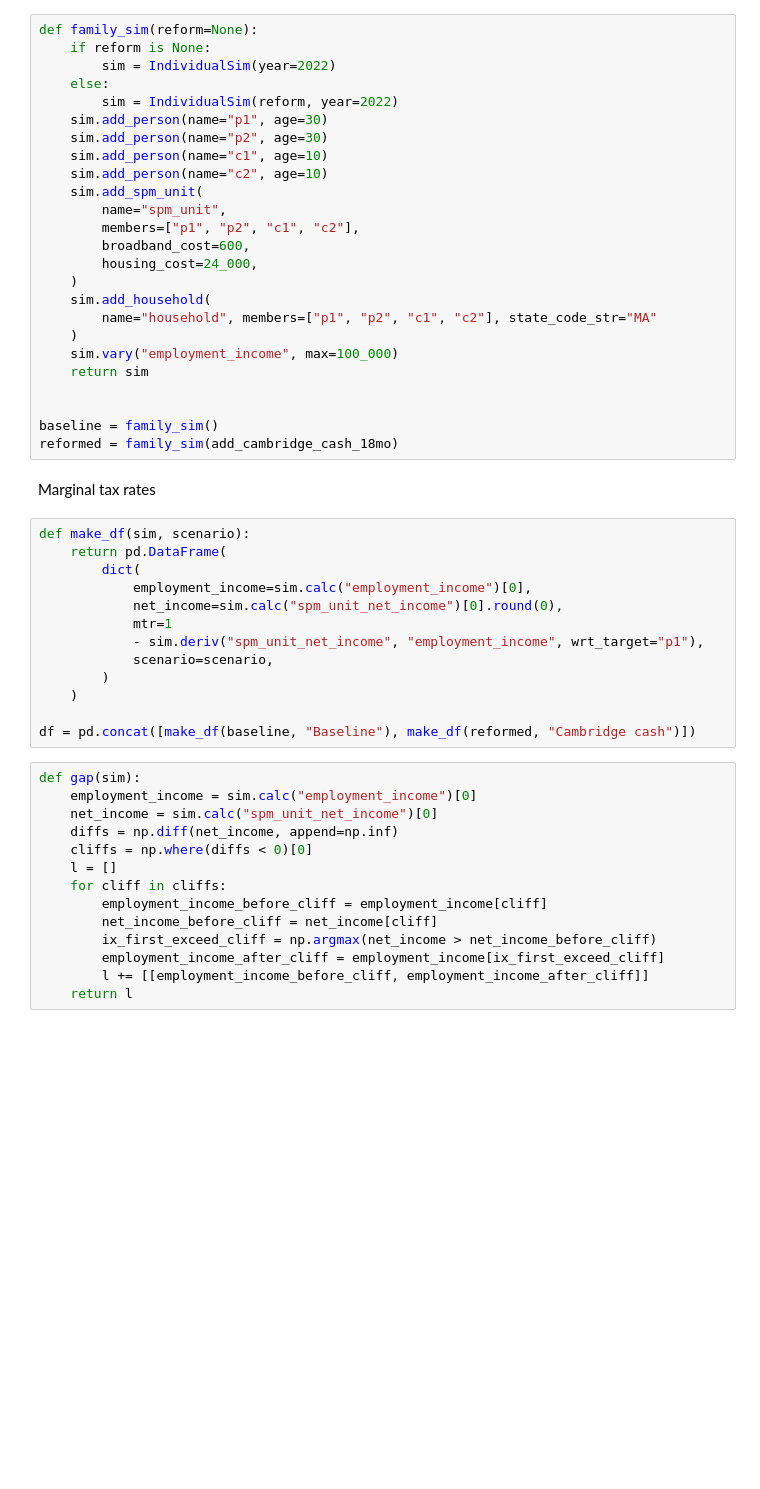
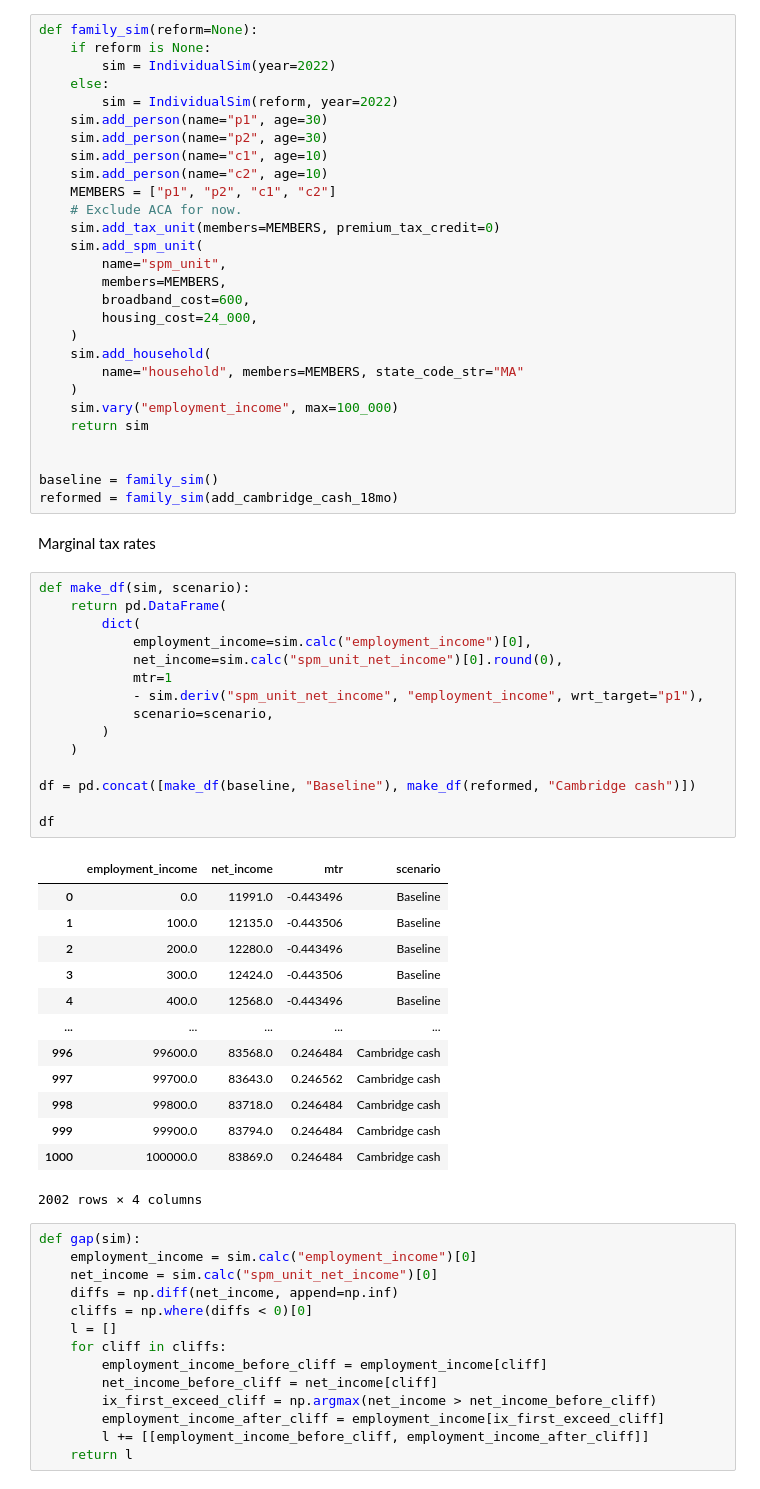
Before and after one commit to TheCGO/cambridge-cash-assistance, a Jupyter notebook: analysis.ipynb, the cells around one changed output. Drawn from its saved outputs; the diff is of its cells as text; blank space fills up the shorter version.

```diff
--- a/analysis.ipynb
+++ b/analysis.ipynb
@@ -56,14 +56,17 @@ def family_sim(reform=None):
     sim.add_person(name="p2", age=30)
     sim.add_person(name="c1", age=10)
     sim.add_person(name="c2", age=10)
+    MEMBERS = ["p1", "p2", "c1", "c2"]
+    # Exclude ACA for now.
+    sim.add_tax_unit(members=MEMBERS, premium_tax_credit=0)
     sim.add_spm_unit(
         name="spm_unit",
-        members=["p1", "p2", "c1", "c2"],
+        members=MEMBERS,
         broadband_cost=600,
         housing_cost=24_000,
     )
     sim.add_household(
-        name="household", members=["p1", "p2", "c1", "c2"], state_code_str="MA"
+        name="household", members=MEMBERS, state_code_str="MA"
     )
     sim.vary("employment_income", max=100_000)
     return sim
@@ -76,16 +79,32 @@ Marginal tax rates
 # %%
 def make_df(sim, scenario):
     return pd.DataFrame(
         dict(
             employment_income=sim.calc("employment_income")[0],
             net_income=sim.calc("spm_unit_net_income")[0].round(0),
             mtr=1
             - sim.deriv("spm_unit_net_income", "employment_income", wrt_target="p1"),
             scenario=scenario,
         )
     )
 
 df = pd.concat([make_df(baseline, "Baseline"), make_df(reformed, "Cambridge cash")])
+
+df
+# %% [output]
+|  | employment_income | net_income | mtr | scenario |
+| 0 | 0.0 | 11991.0 | -0.443496 | Baseline |
+| 1 | 100.0 | 12135.0 | -0.443506 | Baseline |
+| 2 | 200.0 | 12280.0 | -0.443496 | Baseline |
+| 3 | 300.0 | 12424.0 | -0.443506 | Baseline |
+| 4 | 400.0 | 12568.0 | -0.443496 | Baseline |
+| ... | ... | ... | ... | ... |
+| 996 | 99600.0 | 83568.0 | 0.246484 | Cambridge cash |
+| 997 | 99700.0 | 83643.0 | 0.246562 | Cambridge cash |
+| 998 | 99800.0 | 83718.0 | 0.246484 | Cambridge cash |
+| 999 | 99900.0 | 83794.0 | 0.246484 | Cambridge cash |
+| 1000 | 100000.0 | 83869.0 | 0.246484 | Cambridge cash |
+2002 rows × 4 columns
 # %%
 def gap(sim):
     employment_income = sim.calc("employment_income")[0]
```
Also changed, not shown: parts of 5 cells of this notebook, 6 other files.
